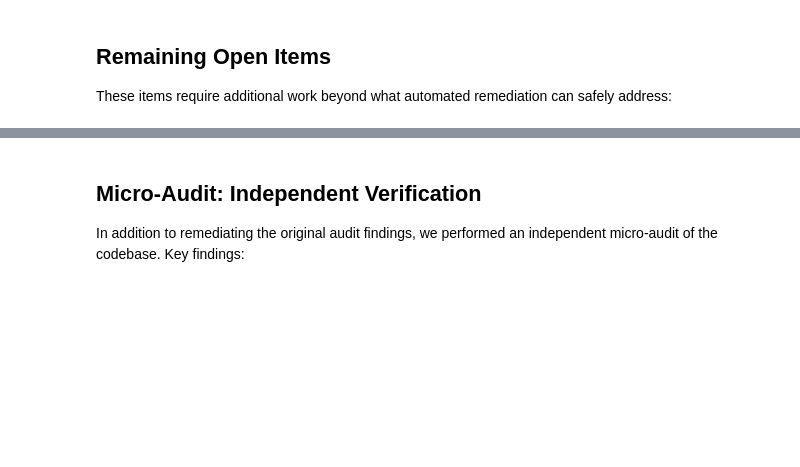
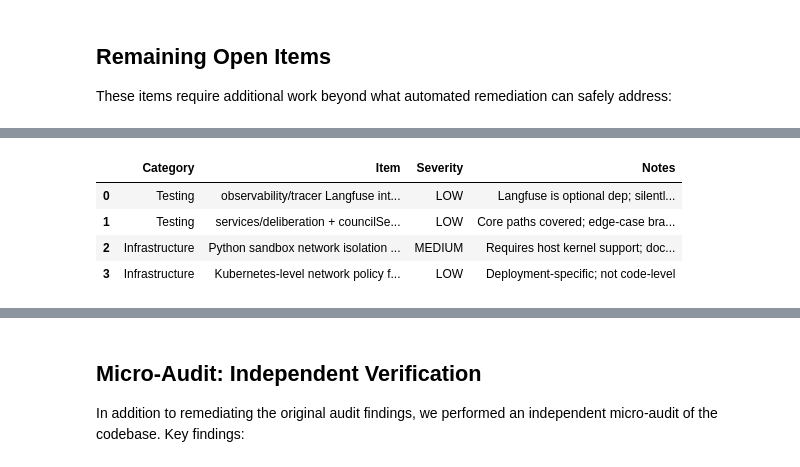
Before and after one commit to Yash-Awasthi/Judica, a Jupyter notebook: AUDIT_REPORT.ipynb, the cells around one changed output, grey strips where cells are left out. Cells and saved outputs as stored; diff of their text form; code cells hidden in the pictures; blank space fills up the shorter version.

```diff
--- a/AUDIT_REPORT.ipynb
+++ b/AUDIT_REPORT.ipynb
@@ -602,0 +468,32 @@ coverage_gaps
+# %%
+remaining = pd.DataFrame({
+    'Category': [
+        'Testing',
+        'Testing',
+        'Infrastructure',
+        'Infrastructure',
+    ],
+    'Item': [
+        'observability/tracer Langfuse integration path (66% coverage)',
+        'services/deliberation + councilService deeper branch coverage',
+        'Python sandbox network isolation (seccomp/unshare)',
+        'Kubernetes-level network policy for sandbox pods',
+    ],
+    'Severity': ['LOW', 'LOW', 'MEDIUM', 'LOW'],
+    'Notes': [
+        'Langfuse is optional dep; silently catches errors',
+        'Core paths covered; edge-case branches remain',
+        'Requires host kernel support; documented as future work',
+        'Deployment-specific; not code-level',
+    ],
+})
+remaining.style.apply(
+    lambda row: ['background-color: #fff3cd' if row['Severity'] == 'MEDIUM' else 'background-color: #d4edda'] * len(row),
+    axis=1
+)
+# %% [output]
+|  | Category | Item | Severity | Notes |
+| 0 | Testing | observability/tracer Langfuse int... | LOW | Langfuse is optional dep; silentl... |
+| 1 | Testing | services/deliberation + councilSe... | LOW | Core paths covered; edge-case bra... |
+| 2 | Infrastructure | Python sandbox network isolation ... | MEDIUM | Requires host kernel support; doc... |
+| 3 | Infrastructure | Kubernetes-level network policy f... | LOW | Deployment-specific; not code-level |
```
Also changed, not shown: parts of 9 cells of this notebook, 59 other files.
